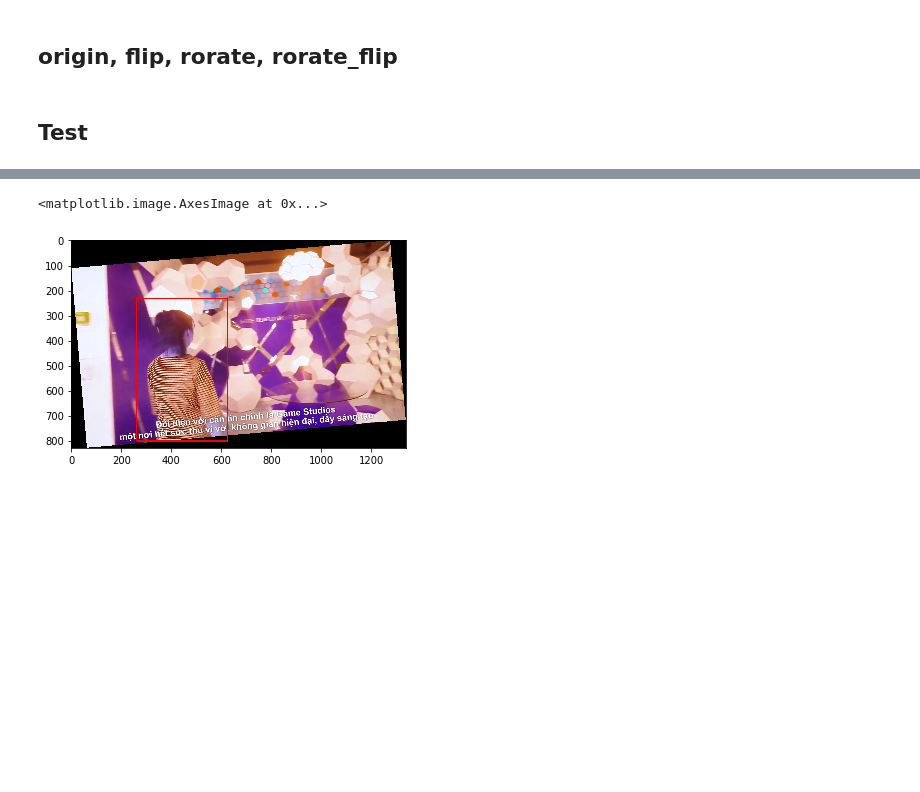
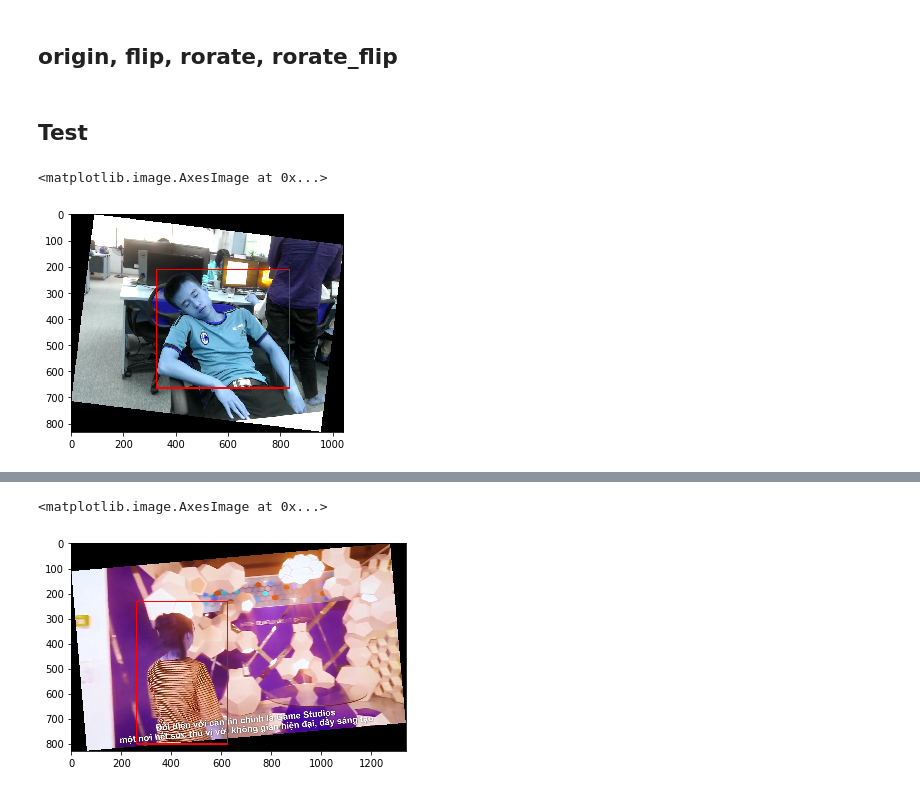
Before and after one commit to damvantai/Hand-Detection, a Jupyter notebook: src/02_Augmentation_Image_Tested_Finish.ipynb, the cells around one changed output, grey strips where cells are left out. Drawn from its saved outputs; the diff is of its cells as text; code cells hidden in the pictures; blank space fills up the shorter version.

```diff
--- a/src/02_Augmentation_Image_Tested_Finish.ipynb
+++ b/src/02_Augmentation_Image_Tested_Finish.ipynb
@@ -236,7 +236,10 @@ rotate_flip_image(path_label)
 # %% [markdown]
 ## Test
 # %%
-img = cv2.imread("/home/damvantai/Documents/github/open_source/Multi-class-BBox-Label-Tool/Images/003/881.jpg")
-img = cv2.rectangle(img, (10,469), (257,716), (255, 0, 0), 3)
+img = cv2.imread("/home/neosai/Documents/dataset/preprocess/Images/006/122_rotated_flip.jpg")
+img = cv2.rectangle(img, (325,212), (833,664), (255, 0, 0), 3)
 plt.imshow(img)
+# %% [output]
+<matplotlib.image.AxesImage at 0x...>
+[figure, added]
 # %%
```
Also changed, not shown: parts of 3 cells of this notebook, 2 other files.
